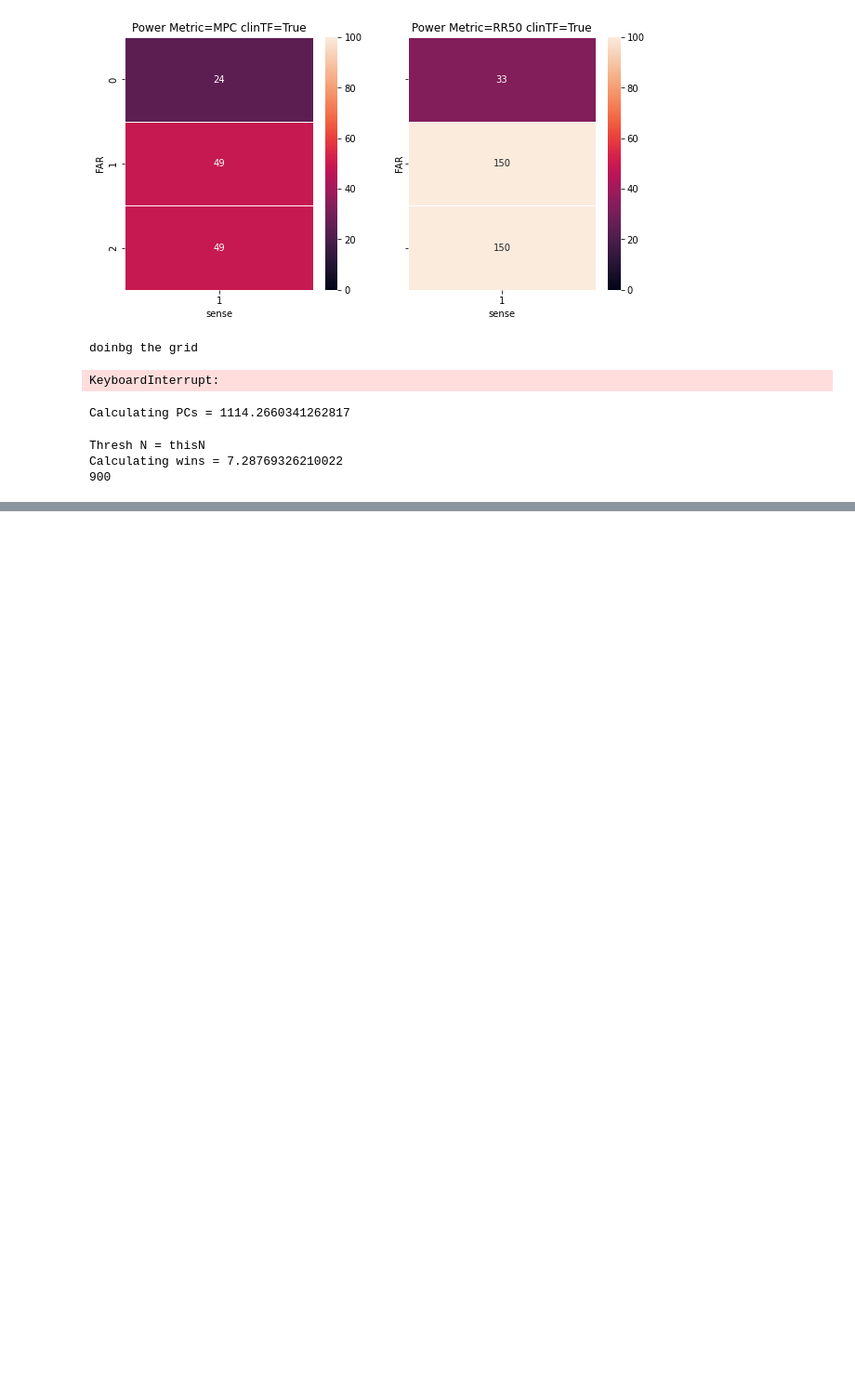
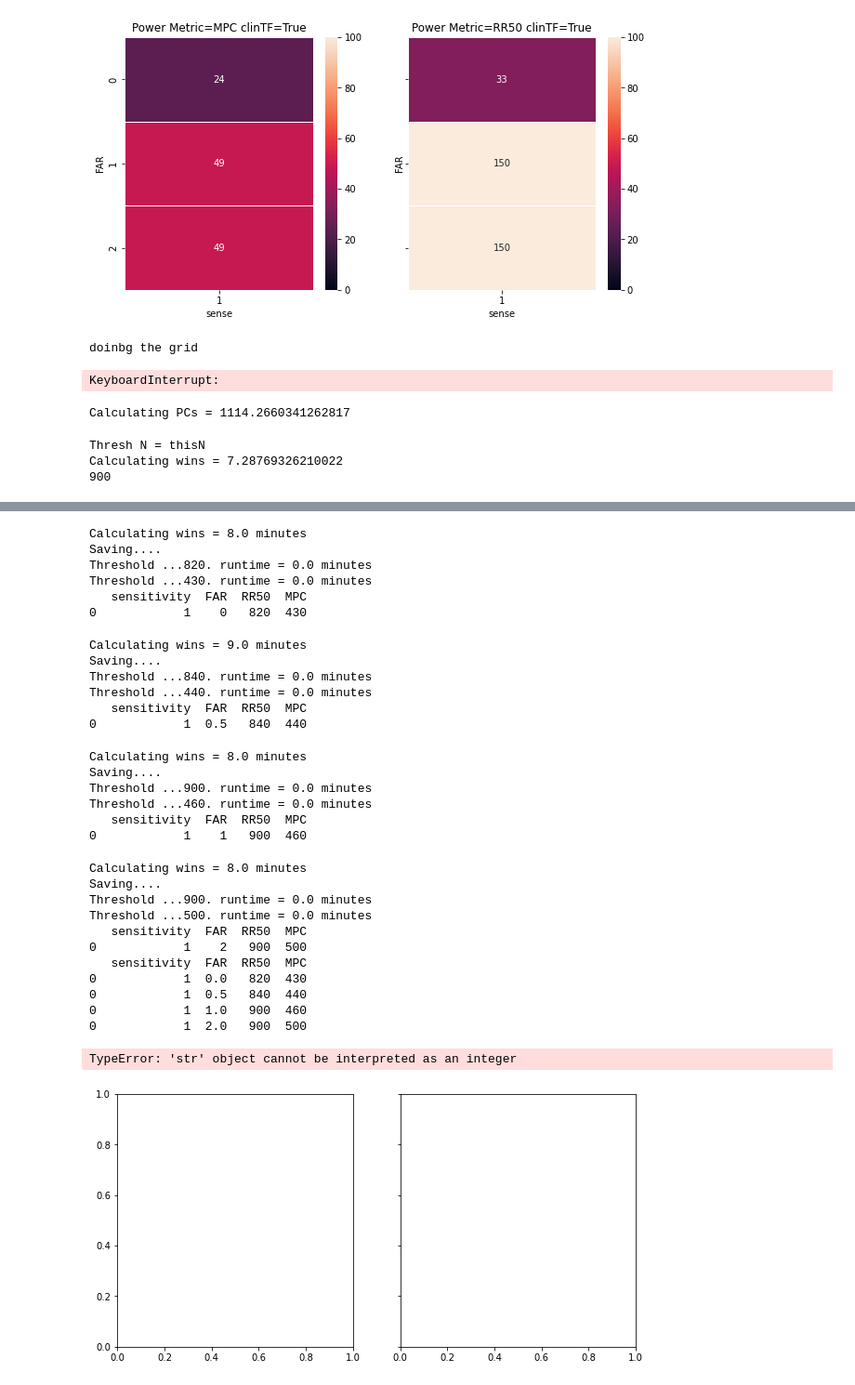
Before and after one commit to GoldenholzLab/WEARsimulator, a Jupyter notebook: playground_old.ipynb, the cells around one changed output, grey strips where cells are left out. Shown at 93% size. Saved outputs shown, nothing was run; the diff lists cells and outputs as text; code cells hidden in the pictures; blank space fills up the shorter version.

```diff
--- a/playground_old.ipynb
+++ b/playground_old.ipynb
@@ -1078,0 +1816,39 @@ print(f'Threshold RR50 = {tRR} Threshold MPC = {tMP}')
+# %%
+%reload_ext autoreload
+%autoreload 2
+import numpy as np
+from weargroup_v2 import buildSET_of_N
+mini=False
+buildSET_of_N([1],[0,.5,1,2],recalc=True,thiscsv='bigRunClinWearInf1.csv',clinTF=False,REPS=10000,maxN=910,DRG=0.2,mini=mini,inflater=1)
+# %% [output]
+Calculating wins = 8.0 minutes
+Saving....
+Threshold ...820. runtime = 0.0 minutes
+Threshold ...430. runtime = 0.0 minutes
+   sensitivity  FAR  RR50  MPC
+0            1    0   820  430
+Calculating wins = 9.0 minutes
+Saving....
+Threshold ...840. runtime = 0.0 minutes
+Threshold ...440. runtime = 0.0 minutes
+   sensitivity  FAR  RR50  MPC
+0            1  0.5   840  440
+Calculating wins = 8.0 minutes
+Saving....
+Threshold ...900. runtime = 0.0 minutes
+Threshold ...460. runtime = 0.0 minutes
+   sensitivity  FAR  RR50  MPC
+0            1    1   900  460
+Calculating wins = 8.0 minutes
+Saving....
+Threshold ...900. runtime = 0.0 minutes
+Threshold ...500. runtime = 0.0 minutes
+   sensitivity  FAR  RR50  MPC
+0            1    2   900  500
+   sensitivity  FAR  RR50  MPC
+0            1  0.0   820  430
+0            1  0.5   840  440
+0            1  1.0   900  460
+0            1  2.0   900  500
+TypeError: 'str' object cannot be interpreted as an integer
+[figure, added]
```
Also changed, not shown: parts of 43 cells of this notebook, 5 other files.
